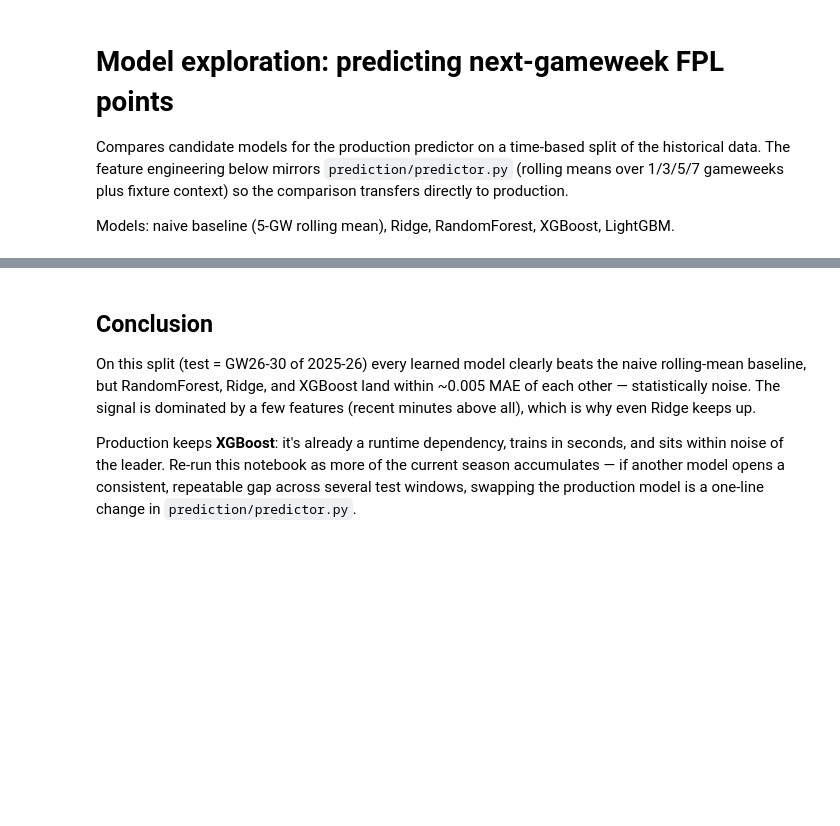
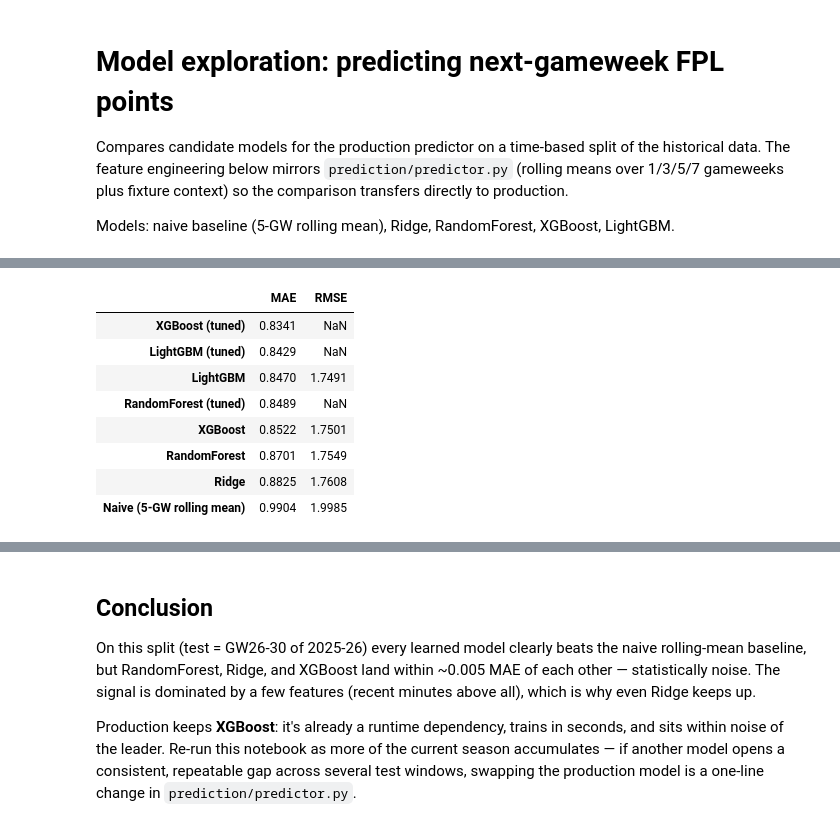
Before and after one commit to OmarN-Mukhtar/FantasyManager, a Jupyter notebook: notebooks/model_exploration.ipynb, the cells around one changed output, grey strips where cells are left out. Cells and saved outputs as stored; diff of their text form; code cells hidden in the pictures; blank space fills up the shorter version.

```diff
--- a/notebooks/model_exploration.ipynb
+++ b/notebooks/model_exploration.ipynb
@@ -149,0 +286,16 @@ dtype: float32
+# %%
+tuned_results = dict(results)  # keep the untuned rows for comparison
+for name, study in studies.items():
+    tuned_results[f"{name} (tuned)"] = {"MAE": study.best_value, "RMSE": float("nan")}
+
+pd.DataFrame(tuned_results).T.sort_values("MAE").round(4)
+# %% [output]
+|  | MAE | RMSE |
+| XGBoost (tuned) | 0.8341 | NaN |
+| LightGBM (tuned) | 0.8429 | NaN |
+| LightGBM | 0.8470 | 1.7491 |
+| RandomForest (tuned) | 0.8489 | NaN |
+| XGBoost | 0.8522 | 1.7501 |
+| RandomForest | 0.8701 | 1.7549 |
+| Ridge | 0.8825 | 1.7608 |
+| Naive (5-GW rolling mean) | 0.9904 | 1.9985 |
```
Also changed, not shown: parts of 12 cells of this notebook, 3 other files.
